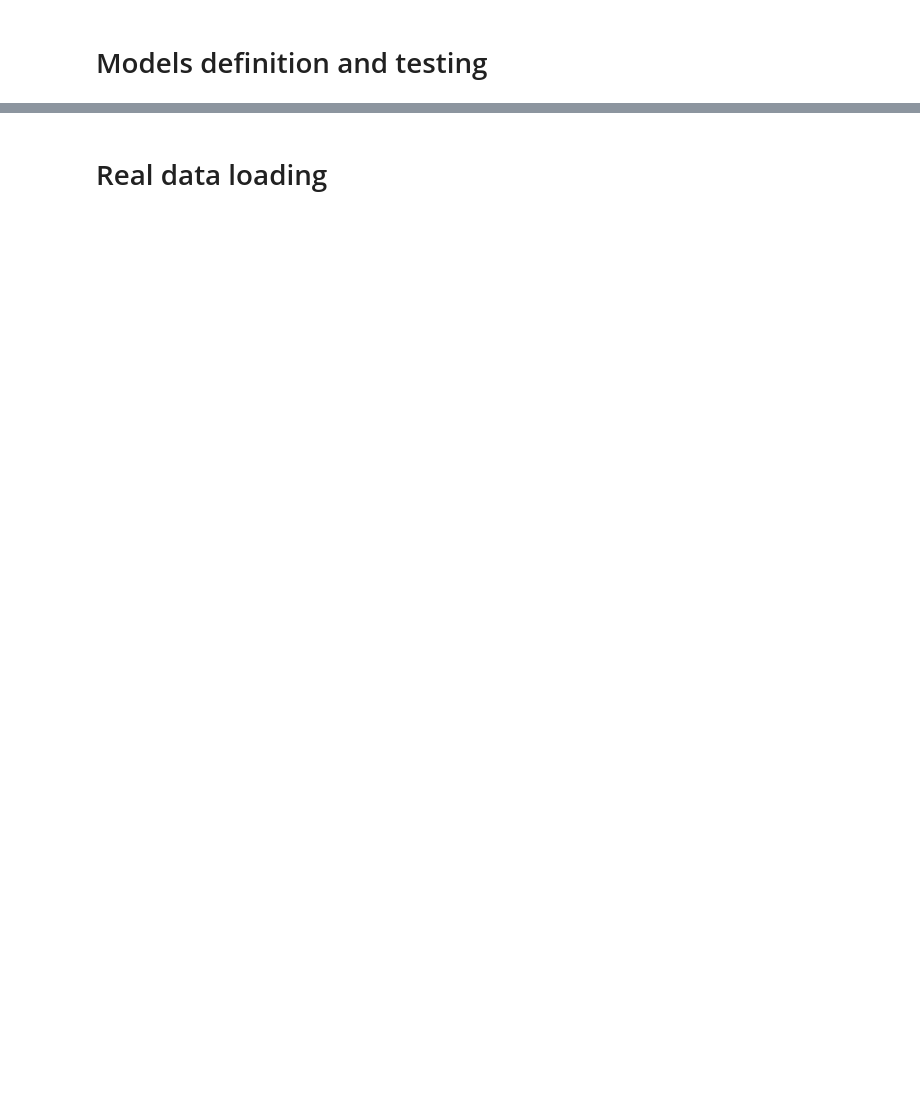
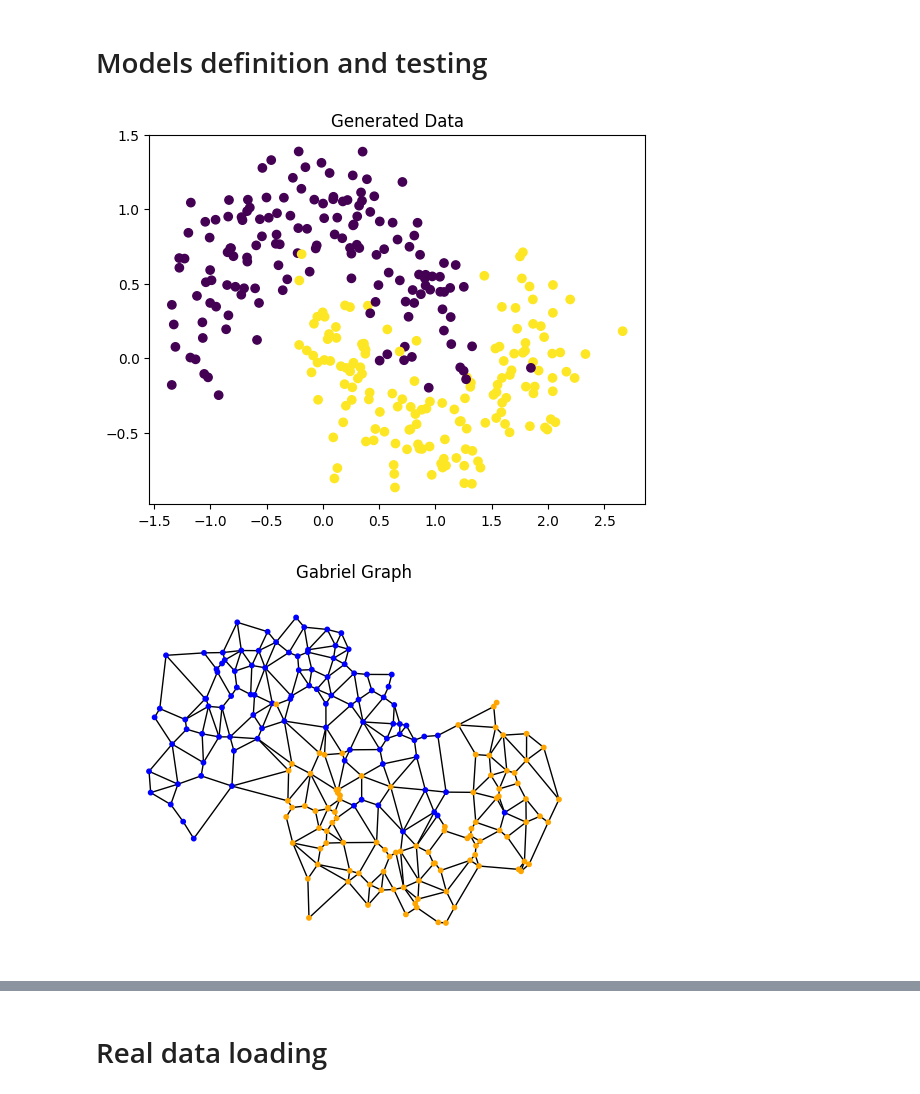
Before and after one commit to eduardo-ufmg/knn-clas, a Jupyter notebook: likelihood_analysis/likelihood_analysis.ipynb, the cells around one changed output, grey strips where cells are left out. Drawn from its saved outputs; the diff is of its cells as text; code cells hidden in the pictures; blank space fills up the shorter version.

```diff
--- a/likelihood_analysis/likelihood_analysis.ipynb
+++ b/likelihood_analysis/likelihood_analysis.ipynb
@@ -36,10 +36,14 @@ def kernel(X: np.ndarray, Y: np.ndarray, cov: np.ndarray) -> np.ndarray:
   np.ndarray: Kernel values between the two sets of vectors (n_samples_X, n_samples_Y).
   """
   n = X.shape[1]
-  factor = 1 / (np.sqrt((2 * np.pi) ** n * np.linalg.det(cov)))
-  inv_cov = np.linalg.inv(cov)
+
+  det = np.linalg.det(cov + 1e-6 * np.eye(cov.shape[0]))
+  factor = 1 / (np.sqrt((2 * np.pi) ** n * det))
+
+  pinv_cov = np.linalg.pinv(cov)
+
   diff = X[:, None, :] - Y[None, :, :]
-  exponent = -0.5 * np.einsum('ijk,kl,ijl->ij', diff, inv_cov, diff)
+  exponent = -0.5 * np.einsum('ijk,kl,ijl->ij', diff, pinv_cov, diff)
   return factor * np.exp(exponent)
 
 def distance_matrix(X: np.ndarray) -> np.ndarray:
@@ -145,30 +149,33 @@ def plot_graph(X: np.ndarray, graph: np.ndarray, y: np.ndarray, type: str='gabri
   edge_colors = [data['color'] for _, _, data in G.edges(data=True)]
 
   # Plot the graph
   nx.draw(G, pos, node_color=node_colors, edge_color=edge_colors, node_size=10)
   plt.show()
 
 # Generate sample data
 X, y = make_moons(n_samples=300, noise=0.25)
 
 X_train, X_test, y_train, y_test = train_test_split(X, y, test_size=0.33, shuffle=True, stratify=y)
 
 # Plot the data
 plt.scatter(X[:, 0], X[:, 1], c=y)
 plt.title("Generated Data")
 plt.show()
 
 # Compute distance matrix and Gabriel graph
 dm = distance_matrix(X_train)
 gg = gabriel_graph(dm)
 
 # Compute support graph
 sg = support_graph(gg, y_train)
 
 # Plot the Gabriel graph
 plt.title("Gabriel Graph")
 plot_graph(X_train, gg, y_train, type='gabriel')
 
 # Plot the support graph
 plt.title("Support Graph")
 plot_graph(X_train, sg, y_train, type='support')
+# %% [output]
+[figure, added]
+[figure, added]
```
Also changed, not shown: parts of 14 cells of this notebook, 2 other files.
